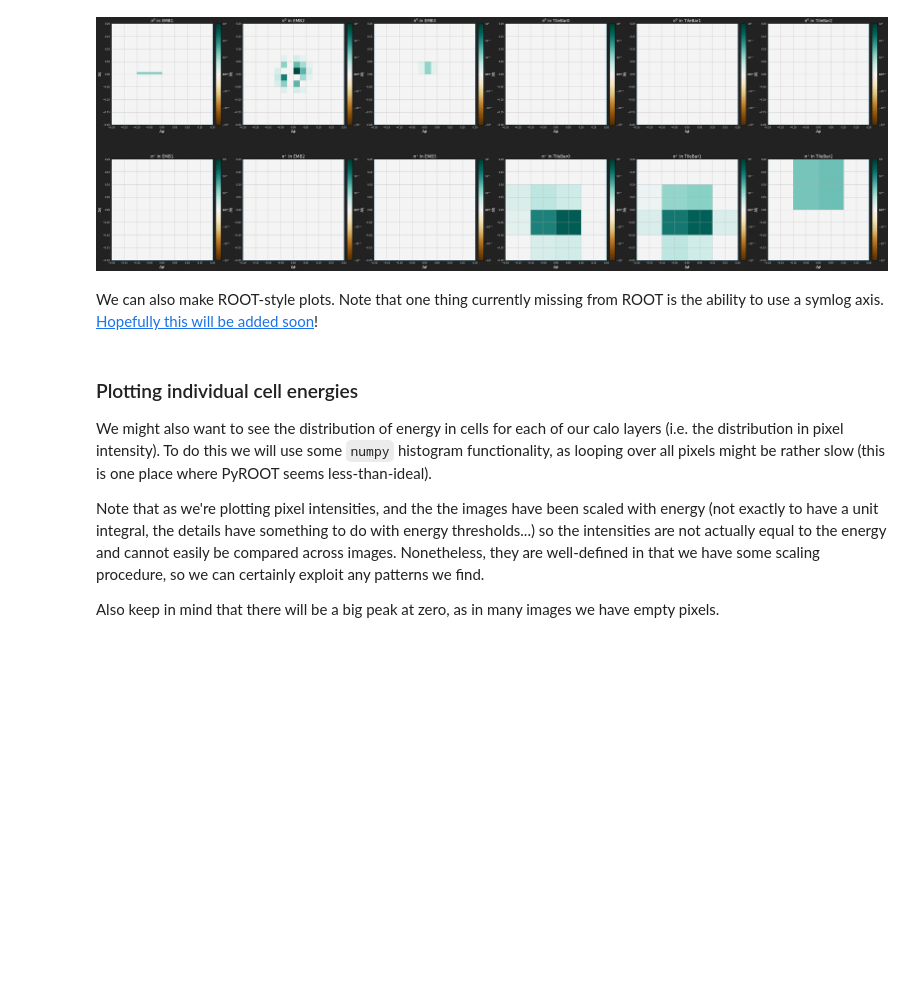
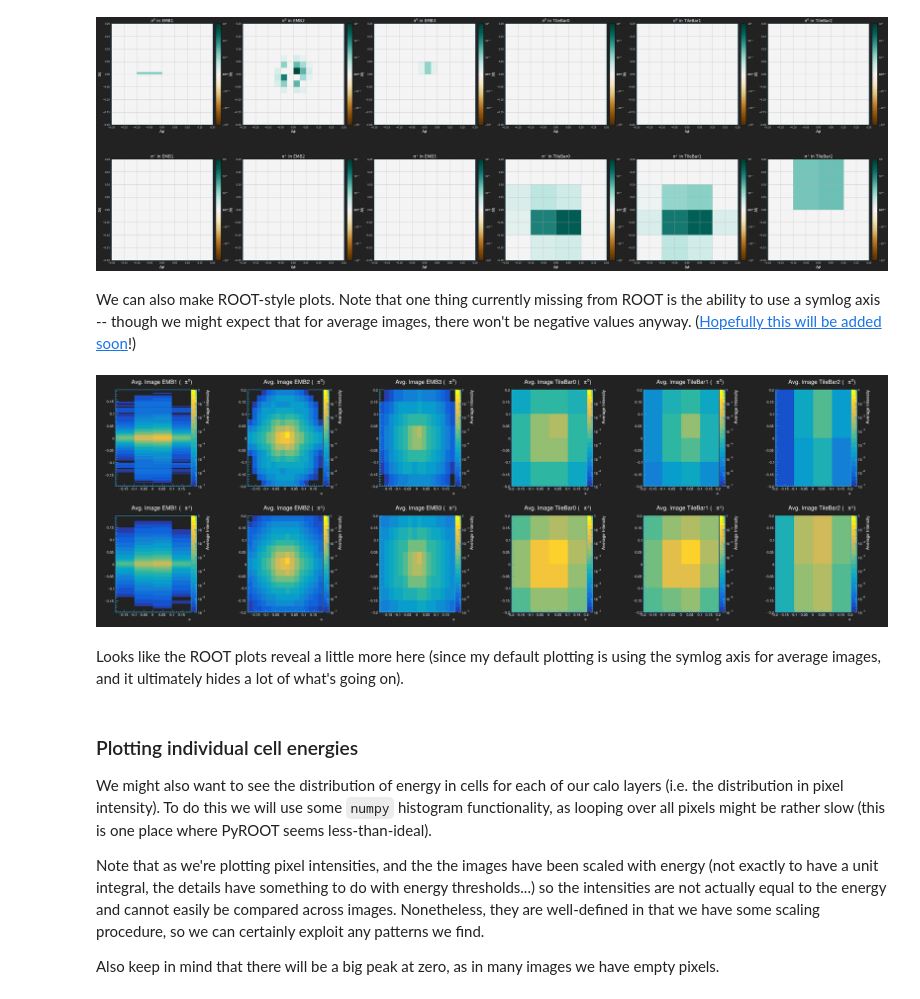
Before and after one commit to atlas-calo-ml/caloml-atlas, a Jupyter notebook: clusters/ClusterStudies_Jan.ipynb, the cells around one changed output. Cells and saved outputs as stored; diff of their text form; code cells hidden in the pictures; blank space fills up the shorter version.

```diff
--- a/clusters/ClusterStudies_Jan.ipynb
+++ b/clusters/ClusterStudies_Jan.ipynb
@@ -423,7 +423,53 @@ cpu.ImagePlot(
 # %% [output]
 [figure]
 # %% [markdown]
-We can also make ROOT-style plots. Note that one thing currently missing from ROOT is the ability to use a symlog axis. [Hopefully this will be added soon](https://root-forum.cern.ch/t/symlog-scale-for-plotting/45021)!
+We can also make ROOT-style plots. Note that one thing currently missing from ROOT is the ability to use a symlog axis -- though we might expect that for average images, there won't be negative values anyway. ([Hopefully this will be added soon](https://root-forum.cern.ch/t/symlog-scale-for-plotting/45021)!)
+# %%
+d = 300
+c = rt.TCanvas(qu.RN(), 'c',6 * d,2 * d)
+c.Divide(6,2)
+
+hists = {}
+i = 0
+for key in pdata.keys():
+    hists[key] = {
+        layer:rt.TH2F(qu.RN(),
+                      'Avg. Image {} ({})'.format(layer,pi_latex[key]) + ';#phi;#eta;Average Intensity',
+                      meta['len_phi'],
+                      -0.5 * meta['len_phi'] * meta['cell_size_phi'],
+                       0.5 * meta['len_phi'] * meta['cell_size_phi'],
+                      meta['len_eta'],
+                      -0.5 * meta['len_eta'] * meta['cell_size_eta'],
+                       0.5 * meta['len_eta'] * meta['cell_size_eta']
+                     )
+        for layer,meta in mu.cell_meta.items()
+    }
+
+    for layer,h in hists[key].items():
+        c.cd(i+1)
+        lx, ly = mu.cell_meta[layer]['len_phi'], mu.cell_meta[layer]['len_eta']
+        avg_image = np.mean(pcells[key][layer],axis=0).reshape(ly, lx)
+
+        for j in range(lx):
+            for k in range(ly):
+                h.SetBinContent(j+1,k+1,avg_image[k,j])
+
+        h.GetZaxis().SetTitleOffset(1.5)
+        h.GetZaxis().SetTitleSize(0.04)
+        rt.gPad.SetLeftMargin(0.1)
+        rt.gPad.SetRightMargin(0.25)
+        h.Draw('COLZ')
+        h.SetMinimum(1.0e-7)
+        h.SetMaximum(1.)
+        rt.gPad.SetLogz()
+
+        hists
+        i += 1
+c.Draw()
+# %% [output]
+[figure, added]
+# %% [markdown]
+Looks like the ROOT plots reveal a little more here (since my default plotting is using the symlog axis for average images, and it ultimately hides a lot of what's going on).
 # %% [markdown]
 ### Plotting individual cell energies
 
```
Also changed, not shown: parts of 1 cell of this notebook, 1 other file.
